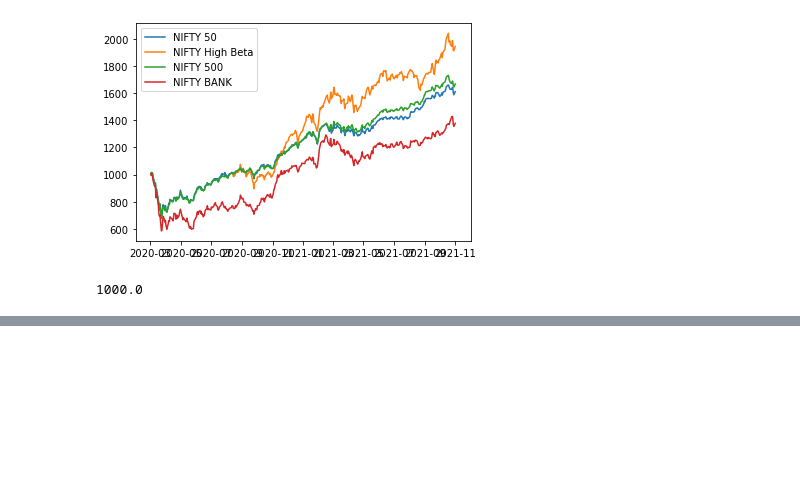
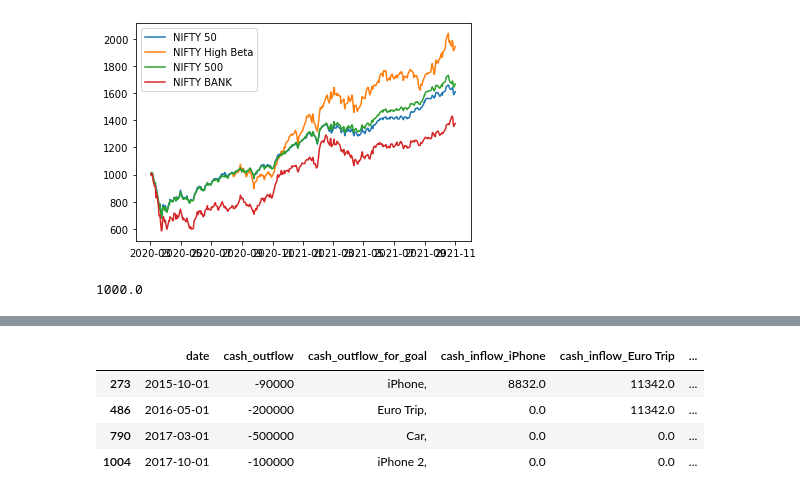
Before and after one commit to hiteshgulati/HG, a Jupyter notebook: alm.ipynb, the cells around one changed output, grey strips where cells are left out. Drawn from its saved outputs; the diff is of its cells as text; code cells hidden in the pictures; blank space fills up the shorter version.

```diff
--- a/alm.ipynb
+++ b/alm.ipynb
@@ -714,0 +772,8 @@ print(to_currency(goals['PV'].sum()))
+# %%
+cashflows[cashflows['cash_outflow']!=0]
+# %% [output]
+|  | date | cash_outflow | cash_outflow_for_goal | cash_inflow_iPhone | cash_inflow_Euro Trip | ... |
+| 273 | 2015-10-01 | -90000 | iPhone, | 8832.0 | 11342.0 | ... |
+| 486 | 2016-05-01 | -200000 | Euro Trip, | 0.0 | 11342.0 | ... |
+| 790 | 2017-03-01 | -500000 | Car, | 0.0 | 0.0 | ... |
+| 1004 | 2017-10-01 | -100000 | iPhone 2, | 0.0 | 0.0 | ... |
```
Also changed, not shown: parts of 12 cells of this notebook, 1 other file.
